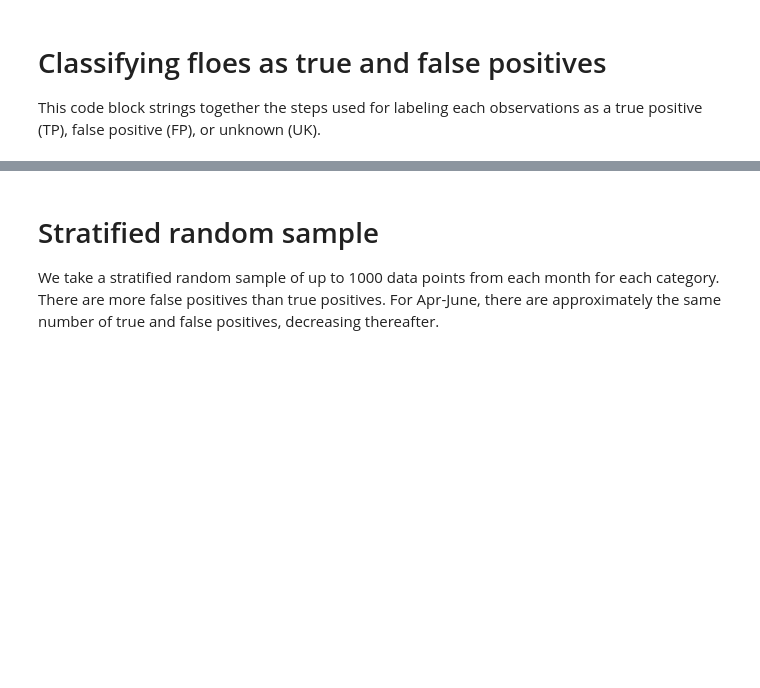
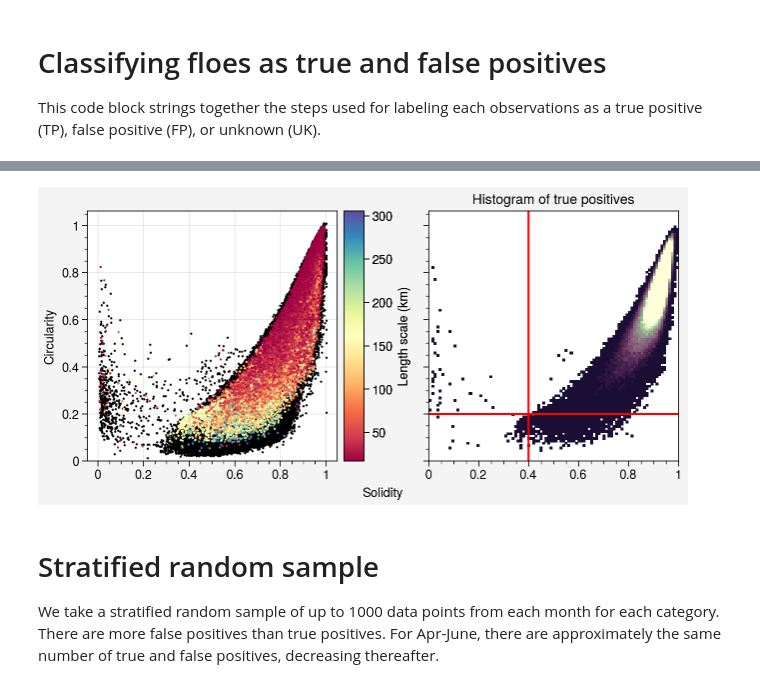
Before and after one commit to WilhelmusLab/process_fram_strait_v0, a Jupyter notebook: notebooks/logistic_regression_classifier.ipynb, the cells around one changed output, grey strips where cells are left out. Drawn from its saved outputs; the diff is of its cells as text; code cells hidden in the pictures; blank space fills up the shorter version.

```diff
--- a/notebooks/logistic_regression_classifier.ipynb
+++ b/notebooks/logistic_regression_classifier.ipynb
@@ -368,0 +207,19 @@ ax.format(ylabel='Solidity', xlabel='Circularity')
+# %%
+fig, ax = pplt.subplots(ncols=2)
+df = ift_all.loc[ift_all.classification == 'UK']
+ax[0].scatter(df.solidity.values, df.circularity.values, ms=1, color='k')
+
+df = ift_all.loc[ift_all.classification == 'TP']
+c = ax[0].scatter(df.solidity.values, df.circularity.values, c=np.sqrt(df.area), cmap='spectral', ms=1)
+ax[0].colorbar(c, label='Length scale (km)')
+
+xbins = np.linspace(0, 1, 100)
+ybins = np.linspace(0, 1, 100)
+h2d, xbins, ybins = np.histogram2d(all_tp_data['solidity'], all_tp_data['circularity'], bins=[xbins, ybins])
+ax[1].pcolormesh(xbins, ybins, np.ma.masked_array(h2d.T, h2d.T == 0), N=20, vmin=10, vmax=300, extend='max', cmap='tokyo')
+ax[1].axhline(0.2, color='r')
+ax[1].axvline(0.4, color='r')
+ax[1].format(title='Histogram of true positives')
+ax.format(ylabel='Circularity', xlabel='Solidity')
+# %% [output]
+[figure, added]
```
Also changed, not shown: parts of 44 cells of this notebook, 3 other files.
